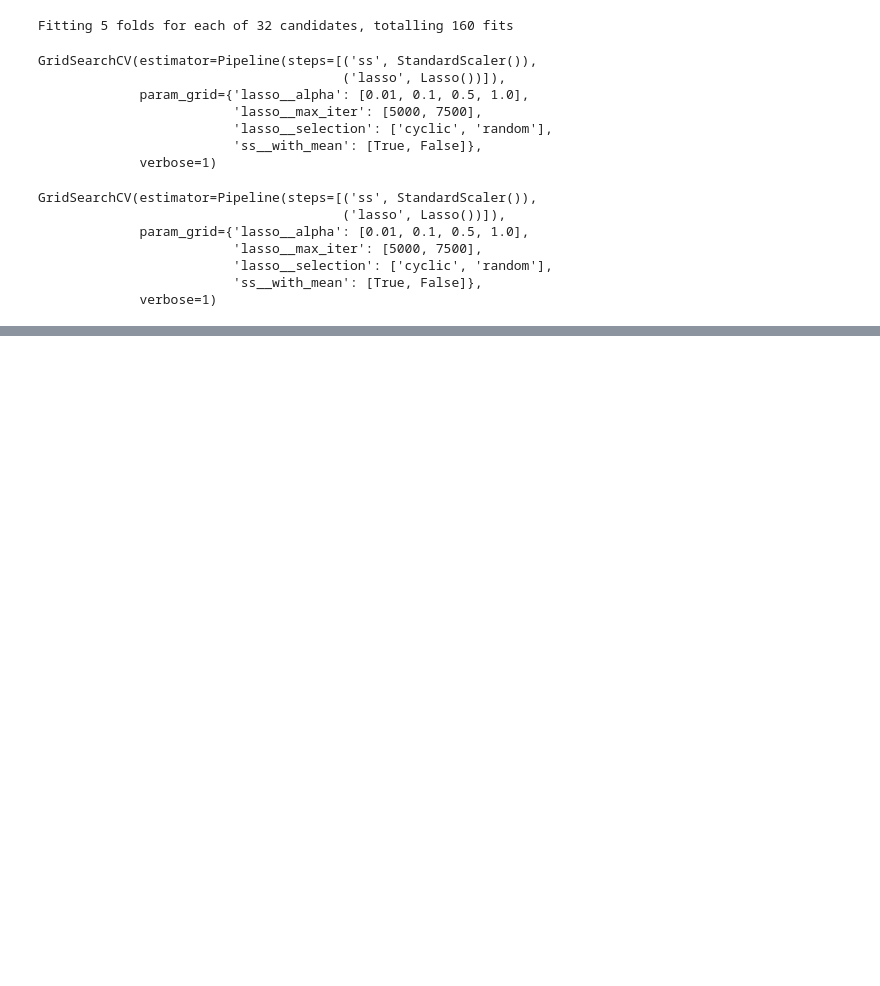
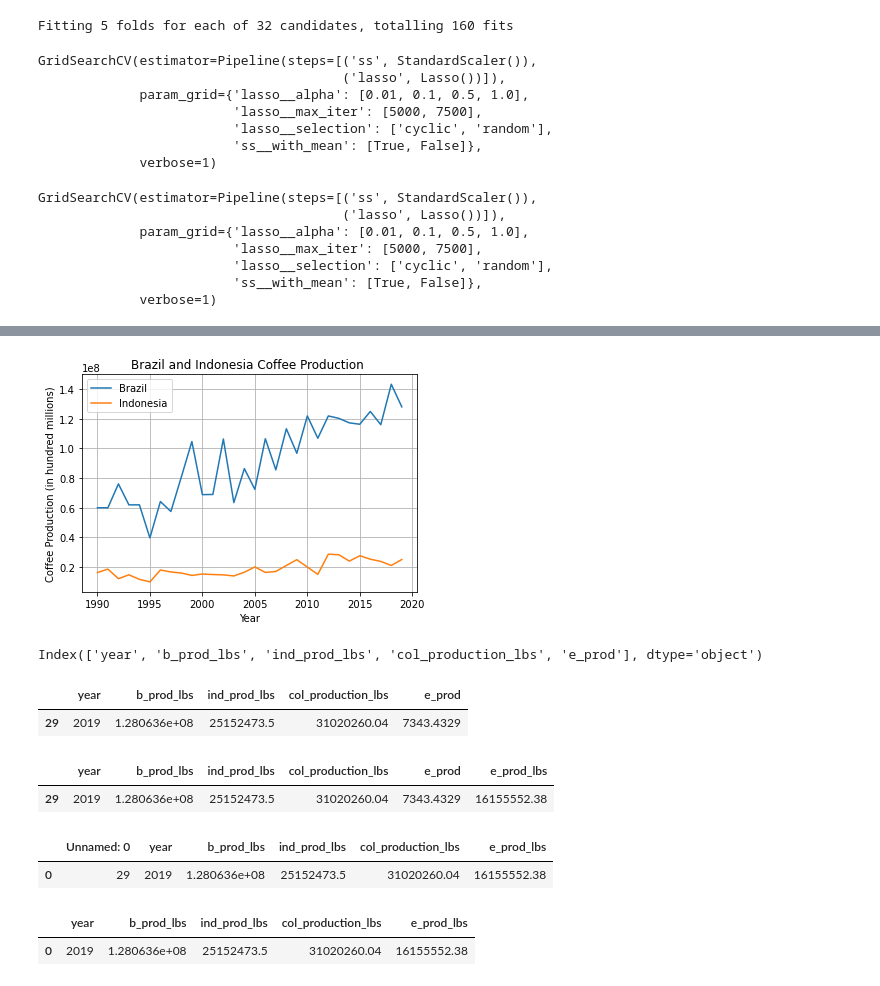
Before and after one commit to sanghyuns/Climate_Change_vs_Coffee_Production, a Jupyter notebook: mikeV.ipynb, the cells around one changed output, grey strips where cells are left out. Cells and saved outputs as stored; diff of their text form; code cells hidden in the pictures; blank space fills up the shorter version.

```diff
--- a/mikeV.ipynb
+++ b/mikeV.ipynb
@@ -570,0 +710,20 @@ cross_val_score(gs.best_estimator_, X_train, y_train).mean()
+# %%
+x1 = df.year
+y1 = df.b_prod_lbs
+plt.plot(x1, y1, label = "Brazil")
+
+x2 = df.year
+y2 = df.ind_prod_lbs
+plt.plot(x2, y2, label = "Indonesia")
+
+plt.xlabel('Year')
+plt.ylabel('Coffee Production (in hundred millions)')
+
+plt.title('Brazil and Indonesia Coffee Production ')
+
+plt.legend()
+plt.grid()
+
+plt.show()
+# %% [output]
+[figure, added]
@@ -570,0 +738,9 @@ cross_val_score(gs.best_estimator_, X_train, y_train).mean()
+# %%
+df.columns
+# %% [output]
+Index(['year', 'b_prod_lbs', 'ind_prod_lbs', 'col_production_lbs', 'e_prod'], dtype='object')
+# %%
+df
+# %% [output]
+|  | year | b_prod_lbs | ind_prod_lbs | col_production_lbs | e_prod |
+| 29 | 2019 | 1.280636e+08 | 25152473.5 | 31020260.04 | 7343.4329 |
@@ -570,0 +749,5 @@ cross_val_score(gs.best_estimator_, X_train, y_train).mean()
+# %%
+df
+# %% [output]
+|  | year | b_prod_lbs | ind_prod_lbs | col_production_lbs | e_prod | e_prod_lbs |
+| 29 | 2019 | 1.280636e+08 | 25152473.5 | 31020260.04 | 7343.4329 | 16155552.38 |
@@ -570,0 +758,5 @@ cross_val_score(gs.best_estimator_, X_train, y_train).mean()
+# %%
+df
+# %% [output]
+|  | Unnamed: 0 | year | b_prod_lbs | ind_prod_lbs | col_production_lbs | e_prod_lbs |
+| 0 | 29 | 2019 | 1.280636e+08 | 25152473.5 | 31020260.04 | 16155552.38 |
@@ -570,0 +765,5 @@ cross_val_score(gs.best_estimator_, X_train, y_train).mean()
+# %%
+df
+# %% [output]
+|  | year | b_prod_lbs | ind_prod_lbs | col_production_lbs | e_prod_lbs |
+| 0 | 2019 | 1.280636e+08 | 25152473.5 | 31020260.04 | 16155552.38 |
```
Also changed, not shown: parts of 33 cells of this notebook, 1 other file.
